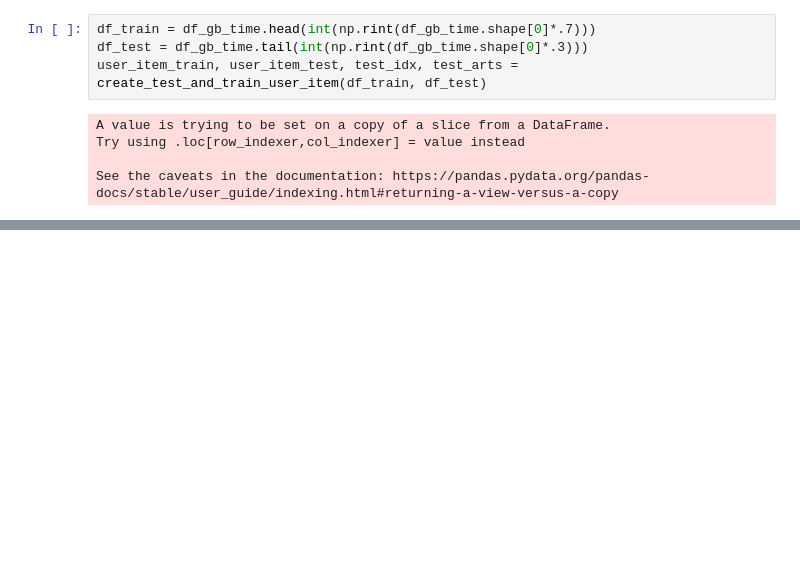
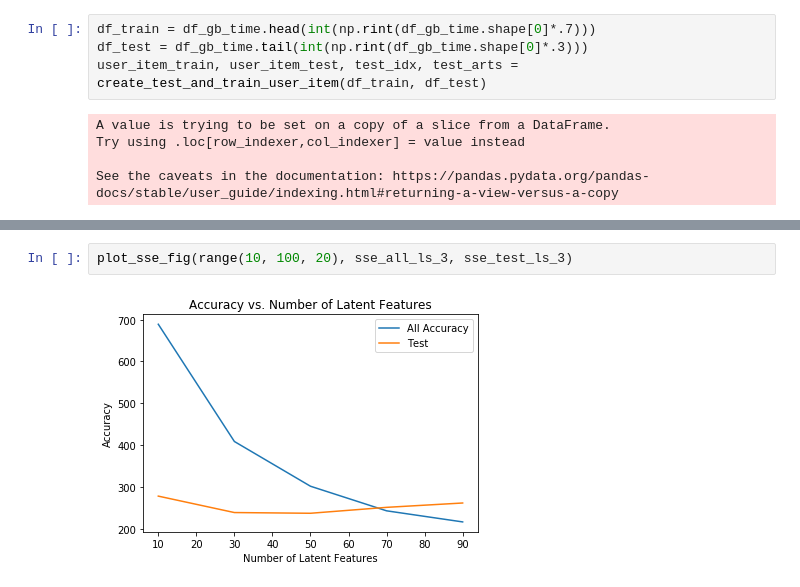
Before and after one commit to madkehl/Capstone, a Jupyter notebook: Starbucks Capstone .ipynb, the cells around one changed output, grey strips where cells are left out. Cells and saved outputs as stored; diff of their text form; blank space fills up the shorter version.

```diff
--- a/Starbucks Capstone .ipynb
+++ b/Starbucks Capstone .ipynb
@@ -608,0 +586,4 @@ def FunkSVD(ratings, latent_features=4, learning_rate=0.0001, iters=100):
+# %%
+plot_sse_fig(range(10, 100, 20), sse_all_ls_3, sse_test_ls_3)
+# %% [output]
+[figure, added]
```
Also changed, not shown: parts of 9 cells of this notebook.
